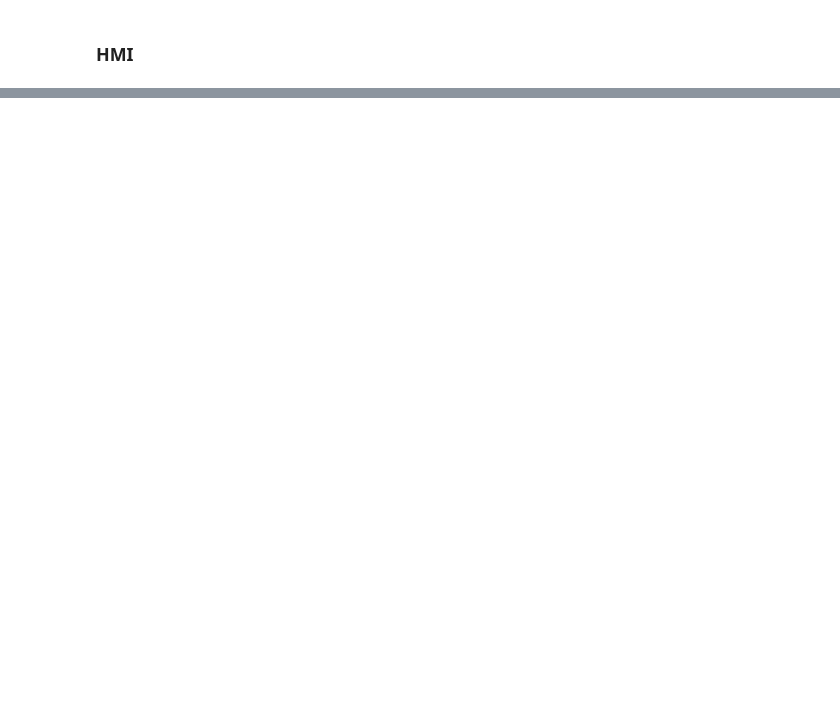
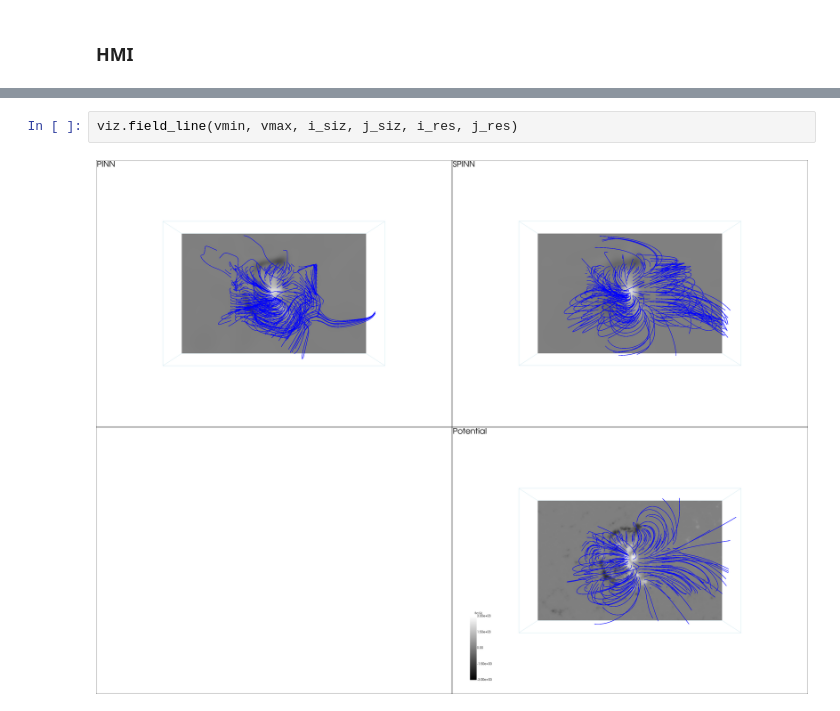
Before and after one commit to mgjeon/2023_zpinn, a Jupyter notebook: nbs/32_SPINN_organize.ipynb, the cells around one changed output, grey strips where cells are left out. Saved outputs shown, nothing was run; the diff lists cells and outputs as text; blank space fills up the shorter version.

```diff
--- a/nbs/32_SPINN_organize.ipynb
+++ b/nbs/32_SPINN_organize.ipynb
@@ -183,0 +1040,4 @@ b_ll.pv_streamline_Bz(camera_position='xy', i_siz=i_siz, j_siz=j_siz, i_resoluti
+# %%
+viz.field_line(vmin, vmax, i_siz, j_siz, i_res, j_res)
+# %% [output]
+[figure, added]
```
Also changed, not shown: parts of 15 cells of this notebook, 15 other files.
